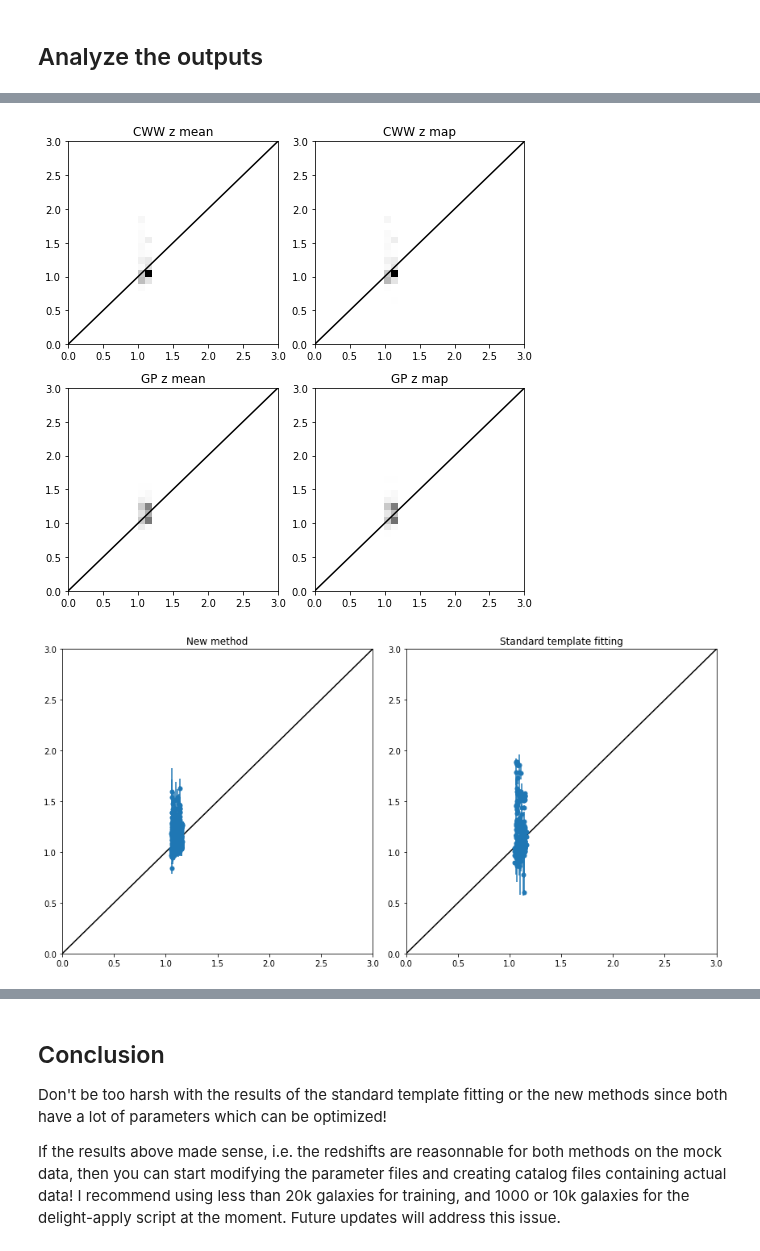
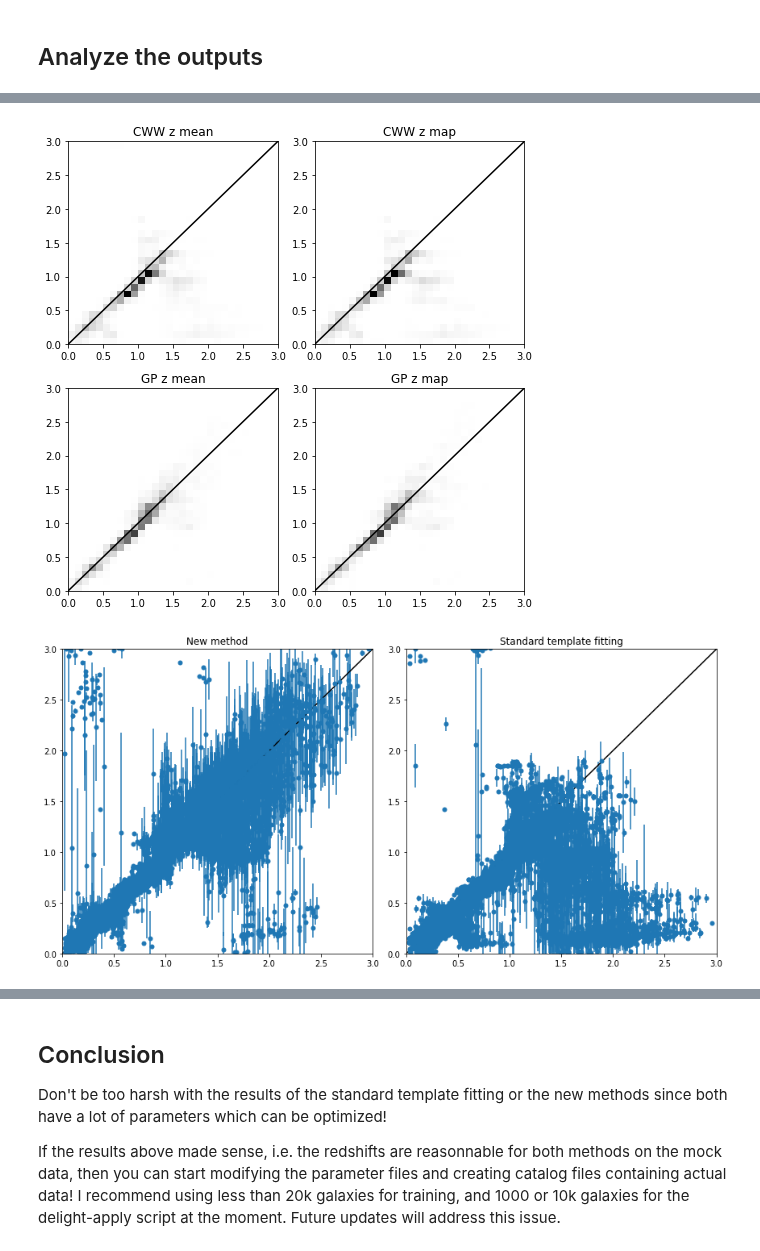
Before and after one commit to sylvielsstfr/MyDockerTools, a Jupyter notebook: UbuntuAnacondaDelightRail/notebooks/analysis_output_delight/Examine_delight_descdc2output.ipynb, the cells around one changed output, grey strips where cells are left out. Cells and saved outputs as stored; diff of their text form; code cells hidden in the pictures.

Commit message:
analyse output of delight with multi parameter file for DC2

```diff
--- a/UbuntuAnacondaDelightRail/notebooks/analysis_output_delight/Examine_delight_descdc2output.ipynb
+++ b/UbuntuAnacondaDelightRail/notebooks/analysis_output_delight/Examine_delight_descdc2output.ipynb
@@ -98,3 +146,44 @@ for t, sed_name in enumerate(sed_names):
     f_mod[:, t, :] = np.loadtxt(dir_seds + '/' + sed_name + '_fluxredshiftmod.txt')
 # %% [markdown]
 ## Analyze the outputs
+# %%
+all_metricscww = []
+all_metrics = []
+all_pdfatZ_cww = []
+all_pdfatZ = []
+for idx in np.arange(0,Nconfigfilenum):
+    configdatafilename=configFileList[idx]
+
+    params = parseParamFile(configdatafilename, verbose=False)
+
+    DL = approx_DL()
+    redshiftDistGrid, redshiftGrid, redshiftGridGP = createGrids(params)
+
+
+    # Load the PDF files
+    metricscww = np.loadtxt(params['metricsFile'])
+    metrics = np.loadtxt(params['metricsFileTemp'])
+
+    all_metricscww.append(metricscww)
+    all_metrics.append(metrics)
+
+    # Those of the indices of the true, mean, stdev, map, and map_std redshifts.
+    i_zt, i_zm, i_std_zm, i_zmap, i_std_zmap = 0, 1, 2, 3, 4
+    i_ze = i_zm
+    i_std_ze = i_std_zm
+
+    pdfs = np.loadtxt(params['redshiftpdfFile'])
+    pdfs_cww = np.loadtxt(params['redshiftpdfFileTemp'])
+    pdfatZ_cww = metricscww[:, 5] / pdfs_cww.max(axis=1)
+    pdfatZ = metrics[:, 5] / pdfs.max(axis=1)
+    nobj = pdfatZ.size
+    #pdfs /= pdfs.max(axis=1)[:, None]
+    #pdfs_cww /= pdfs_cww.max(axis=1)[:, None]
+    pdfs /= np.trapz(pdfs, x=redshiftGrid, axis=1)[:, None]
+    pdfs_cww /= np.trapz(pdfs_cww, x=redshiftGrid, axis=1)[:, None]
+
+    all_pdfatZ_cww.append( pdfatZ_cww)
+    all_pdfatZ.append(pdfatZ)
+# %%
+metricscww_stack=np.vstack(all_metricscww)
+metrics_stack=np.vstack(all_metrics)
@@ -147,14 +239,14 @@ fig, axs = plt.subplots(2, 2, figsize=(7, 7))
 zmax = 3
 rr = [[0, zmax], [0, zmax]]
 nbins = 30
-h = axs[0, 0].hist2d(metricscww[:, i_zt], metricscww[:, i_zm], nbins, cmap='Greys', range=rr)
+h = axs[0, 0].hist2d(metricscww_stack[:, i_zt], metricscww_stack[:, i_zm], nbins, cmap='Greys', range=rr)
 hmin, hmax = np.min(h[0]), np.max(h[0])
 axs[0, 0].set_title('CWW z mean')
-axs[0, 1].hist2d(metricscww[:, i_zt], metricscww[:, i_zmap], nbins, cmap='Greys', range=rr, vmax=hmax)
+axs[0, 1].hist2d(metricscww_stack[:, i_zt], metricscww_stack[:, i_zmap], nbins, cmap='Greys', range=rr, vmax=hmax)
 axs[0, 1].set_title('CWW z map')
-axs[1, 0].hist2d(metrics[:, i_zt], metrics[:, i_zm], nbins, cmap='Greys', range=rr, vmax=hmax)
+axs[1, 0].hist2d(metrics_stack[:, i_zt], metrics_stack[:, i_zm], nbins, cmap='Greys', range=rr, vmax=hmax)
 axs[1, 0].set_title('GP z mean')
-axs[1, 1].hist2d(metrics[:, i_zt], metrics[:, i_zmap], nbins, cmap='Greys', range=rr, vmax=hmax)
+axs[1, 1].hist2d(metrics_stack[:, i_zt], metrics_stack[:, i_zmap], nbins, cmap='Greys', range=rr, vmax=hmax)
 axs[1, 1].set_title('GP z map')
 axs[0, 0].plot([0, zmax], [0, zmax], c='k')
 axs[0, 1].plot([0, zmax], [0, zmax], c='k')
@@ -162,25 +254,25 @@ axs[1, 0].plot([0, zmax], [0, zmax], c='k')
 axs[1, 1].plot([0, zmax], [0, zmax], c='k')
 fig.tight_layout()
 # %% [output]
-[figure, old version]
+[figure, new version]
 # %%
 fig, axs = plt.subplots(1, 2, figsize=(12, 6))
 chi2s = ((metrics[:, i_zt] - metrics[:, i_ze])/metrics[:, i_std_ze])**2
 
-axs[0].errorbar(metrics[:, i_zt], metrics[:, i_ze], yerr=metrics[:, i_std_ze], fmt='o', markersize=5, capsize=0)
-axs[1].errorbar(metricscww[:, i_zt], metricscww[:, i_ze], yerr=metricscww[:, i_std_ze], fmt='o', markersize=5, capsize=0)
+axs[0].errorbar(metrics_stack[:, i_zt], metrics_stack[:, i_ze], yerr=metrics_stack[:, i_std_ze], fmt='o', markersize=5, capsize=0)
+axs[1].errorbar(metricscww_stack[:, i_zt], metricscww_stack[:, i_ze], yerr=metricscww_stack[:, i_std_ze], fmt='o', markersize=5, capsize=0)
 axs[0].plot([0, zmax], [0, zmax], 'k')
 axs[1].plot([0, zmax], [0, zmax], 'k')
 axs[0].set_xlim([0, zmax])
 axs[1].set_xlim([0, zmax])
 axs[0].set_ylim([0, zmax])
 axs[1].set_ylim([0, zmax])
 axs[0].set_title('New method')
 axs[1].set_title('Standard template fitting')
 
 fig.tight_layout()
 # %% [output]
-[figure, old version]
+[figure, new version]
 # %%
 cmap = "coolwarm_r"
 vmin = 0.0
```
Also changed, not shown: parts of 17 cells of this notebook.
